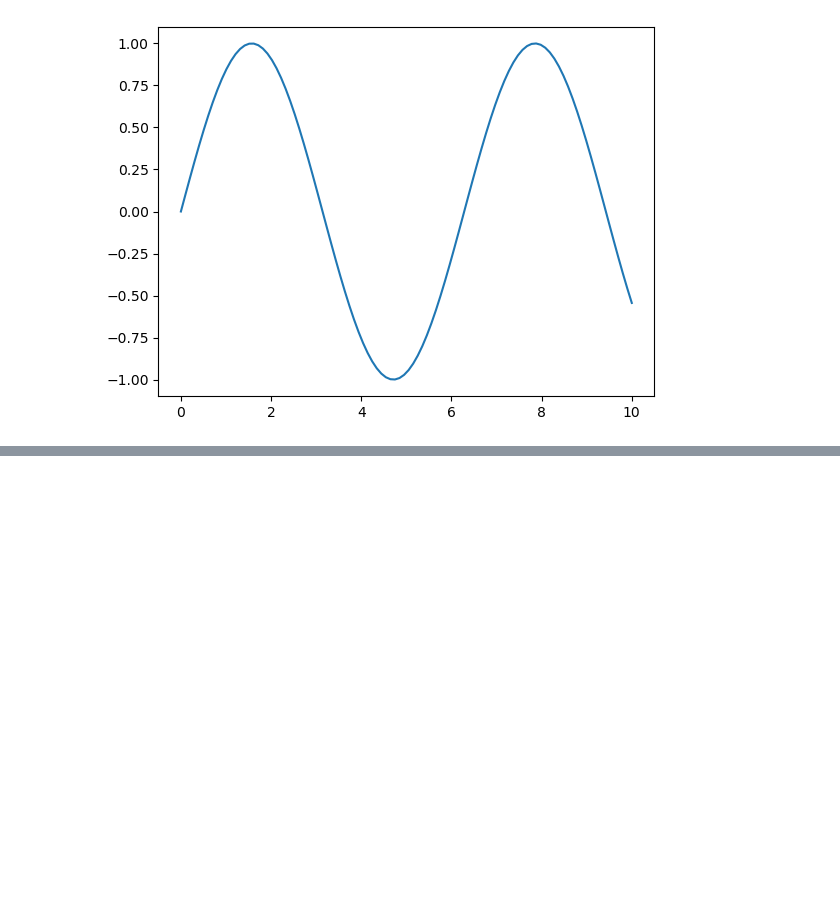
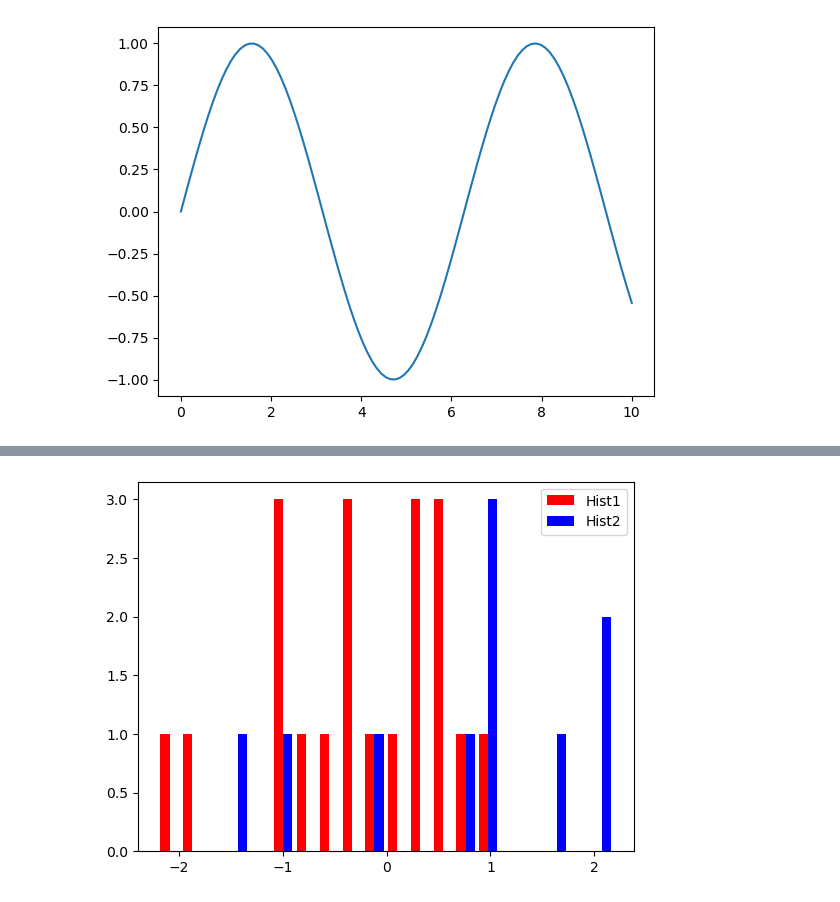
Before and after one commit to Shivauppe/FY2026_January, a Jupyter notebook: DataVisualization.ipynb, the cells around one changed output, grey strips where cells are left out. Cells and saved outputs as stored; diff of their text form; code cells hidden in the pictures; blank space fills up the shorter version.

```diff
--- a/DataVisualization.ipynb
+++ b/DataVisualization.ipynb
@@ -140,0 +141,9 @@ plt.show()
+# %%
+data1 = np.random.normal(0,1,20)
+data2 = np.random.normal(1,2,10)
+# %%
+plt.hist([data1,data2],color = ['r','b'],bins = 20,label = ['Hist1','Hist2'])
+plt.legend()
+plt.show()
+# %% [output]
+[figure, added]
```
Also changed, not shown: parts of 8 cells of this notebook.
